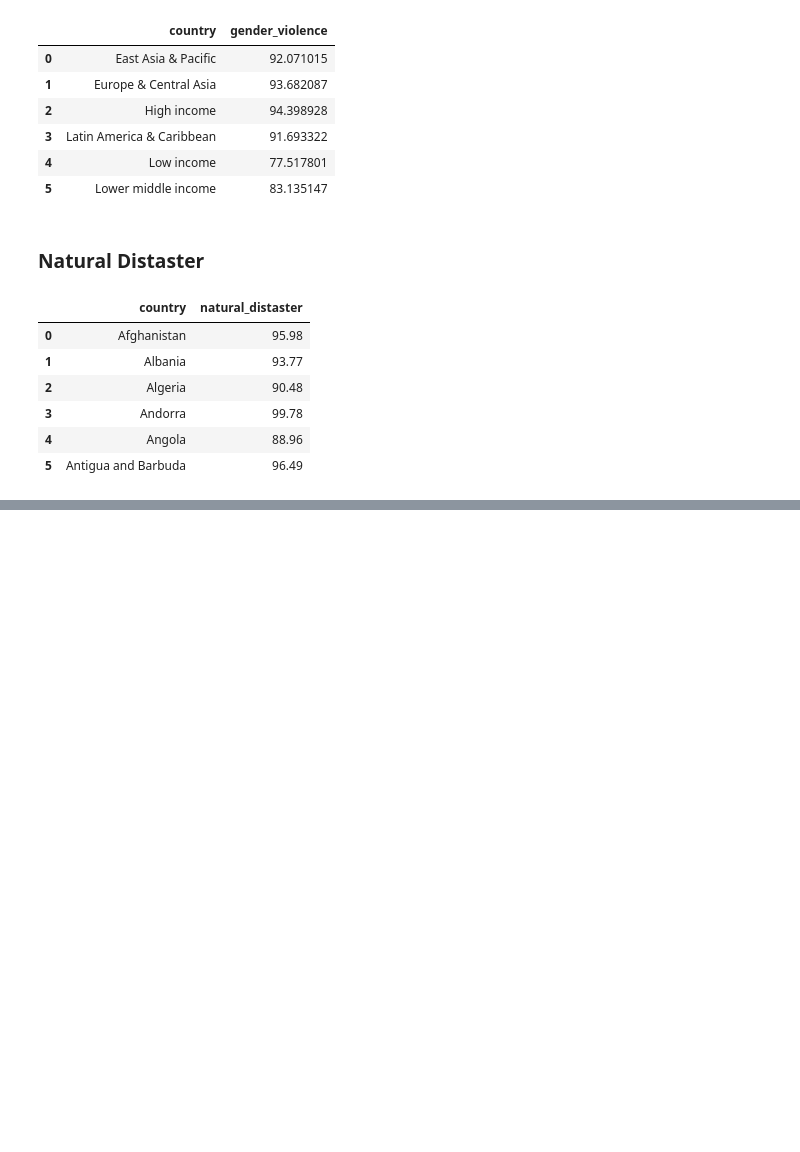
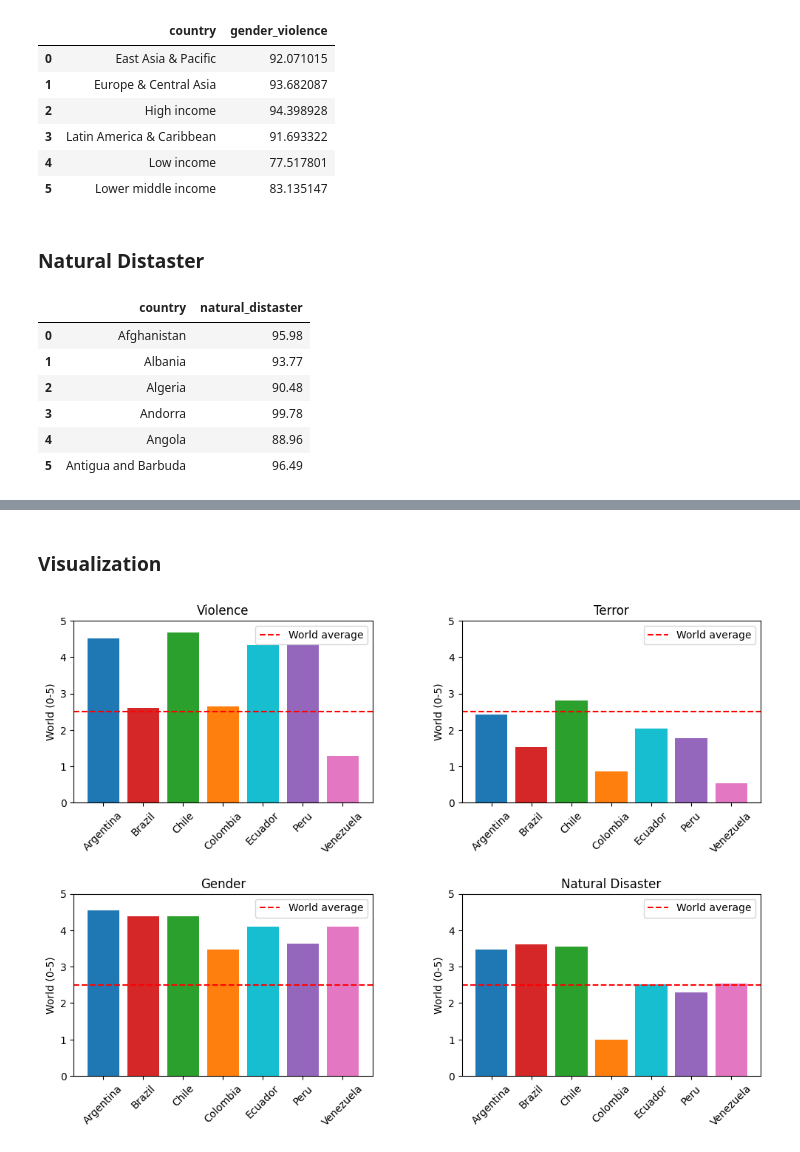
Before and after one commit to jcarterlab/Narcos, a Jupyter notebook: Narcos.ipynb, the cells around one changed output, grey strips where cells are left out. Cells and saved outputs as stored; diff of their text form; code cells hidden in the pictures; blank space fills up the shorter version.

```diff
--- a/Narcos.ipynb
+++ b/Narcos.ipynb
@@ -92,0 +211,5 @@ ND_data.head(6)
+# %%
+# determuine how many NAs are in each data source
+print()
+for df in dfs:
+    print(str(eval(df).columns[1]) + ' --- NAs --- ' + str(eval(df).iloc[:,1].isnull().sum()))
@@ -92,0 +248,11 @@ ND_data.head(6)
+# %%
+import matplotlib.pyplot as plt
+
+# defines the countries we want to look at
+SA_countries = ['Colombia', 'Brazil', 'Peru', 'Argentina', 'Venezuela', 'Chile', 'Ecuador']
+
+# creates a new dataframe
+SA_df = combined_df.loc[[True if x in SA_countries else False for x in combined_df['country']]].reset_index(drop=True)
+
+# shows the dataframe
+SA_df
@@ -92,0 +268,36 @@ ND_data.head(6)
+# %% [markdown]
+### Visualization
+# %%
+import numpy as np
+
+# creates an x object of country names
+x = SA_df['country']
+
+# defines the colors we want to use
+colors = ['tab:blue', 'tab:red', 'tab:green', 'tab:orange', 'tab:cyan', 'tab:purple', 'tab:pink', 'tab:brown']
+
+# stores the column names as Ys
+Ys = SA_df.columns[1:]
+
+# creates a subplots objects and flattenes it for easy plotting
+fig, ax = plt.subplots(2, 2, figsize=(12, 8))
+ax = ax.flatten()
+
+# loops through each plot
+for i, y in enumerate(Ys):
+    ax[i].bar(x, SA_df[y], color=colors);
+    ax[i].set_title(' '.join(y.split('_')).title());
+    ax[i].set_ylabel('World (0-5)');
+    ax[i].set_ylim(0,5);
+    ax[i].set_xticks(x);
+    ax[i].set_xticklabels(x, rotation=45);
+    ax[i].axhline(y=2.5, color='red', linestyle='--', label='World average')
+    ax[i].legend()
+
+# adjust layout for better spacing
+plt.subplots_adjust(hspace=0.5, wspace=0.3)
+
+# show the plots
+plt.show()
+# %% [output]
+[figure, added]
```
Also changed, not shown: parts of 11 cells of this notebook.
